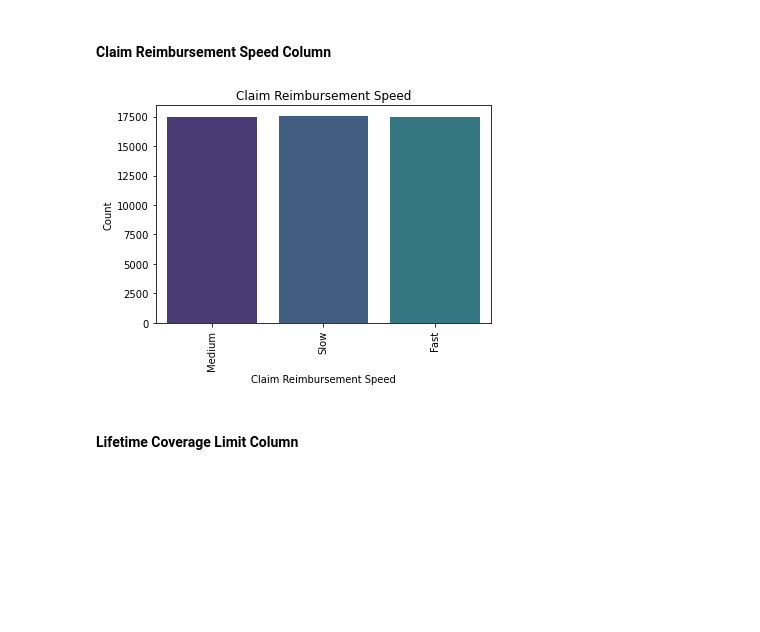
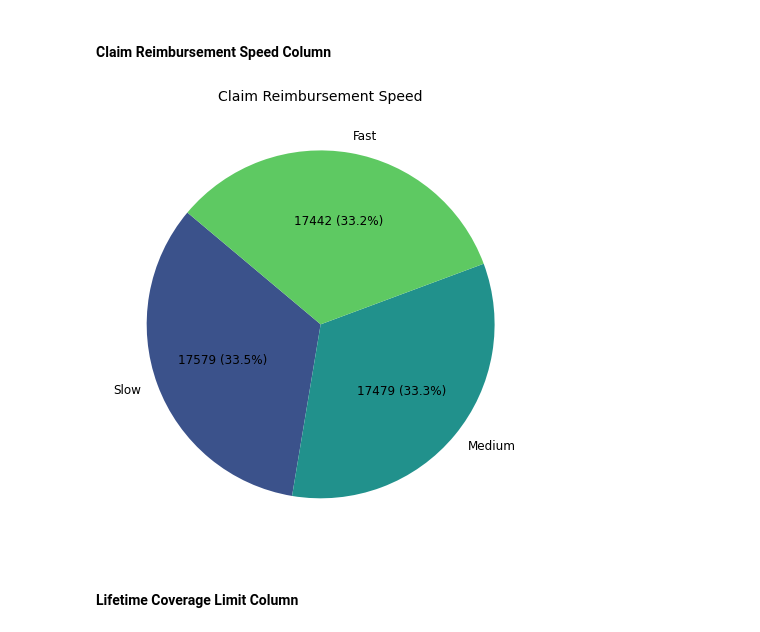
Before and after one commit to ruth-kitasi/Health-Insurance-Recommender-System, a Jupyter notebook: Notebooks/Cecilia.ipynb, the cells around one changed output. Saved outputs shown, nothing was run; the diff lists cells and outputs as text; code cells hidden in the pictures; blank space fills up the shorter version.

```diff
--- a/Notebooks/Cecilia.ipynb
+++ b/Notebooks/Cecilia.ipynb
@@ -562,24 +579,40 @@ plt.show()
 [figure]
 # %% [markdown]
 #### Claim Reimbursement Speed Column
-# %%
-import pandas as pd
-import numpy as np
-import seaborn as sns
-import matplotlib.pyplot as plt
-
-sns.set_palette("viridis")
-sns.countplot(x='claim_reimbursement_speed', data=data)
-
-plt.title('Claim Reimbursement Speed')
-plt.xlabel('Claim Reimbursement Speed')
-plt.ylabel('Count')
-plt.xticks(rotation = 90)
-
-# Display the plot
-plt.show()
-# %% [output]
-[figure, removed]
+# %%
+
+import pandas as pd
+import numpy as np
+import seaborn as sns
+import matplotlib.pyplot as plt
+
+# Set color palette
+sns.set_palette("bright")
+
+# Count occurrences of each hospital preference
+hospital_counts = data['claim_reimbursement_speed'].value_counts()
+
+# Define colors for the pie chart
+colors = sns.color_palette("viridis", len(hospital_counts))
+
+# Create the pie chart
+plt.figure(figsize=(8, 8))
+wedges, texts, autotexts = plt.pie(
+    hospital_counts, labels=hospital_counts.index, autopct='%1.1f%%',
+    startangle=140, colors=colors, textprops={'fontsize': 12}
+)
+
+# Annotate each wedge with its count
+for i, text in enumerate(autotexts):
+    text.set_text(f"{hospital_counts.iloc[i]} ({text.get_text()})")
+
+# Set title
+plt.title('Claim Reimbursement Speed', fontsize=14)
+
+# Display the pie chart
+plt.show()
+# %% [output]
+[figure, added]
 # %% [markdown]
 #### Lifetime Coverage Limit Column
 # %%
```
Also changed, not shown: parts of 32 cells of this notebook.
